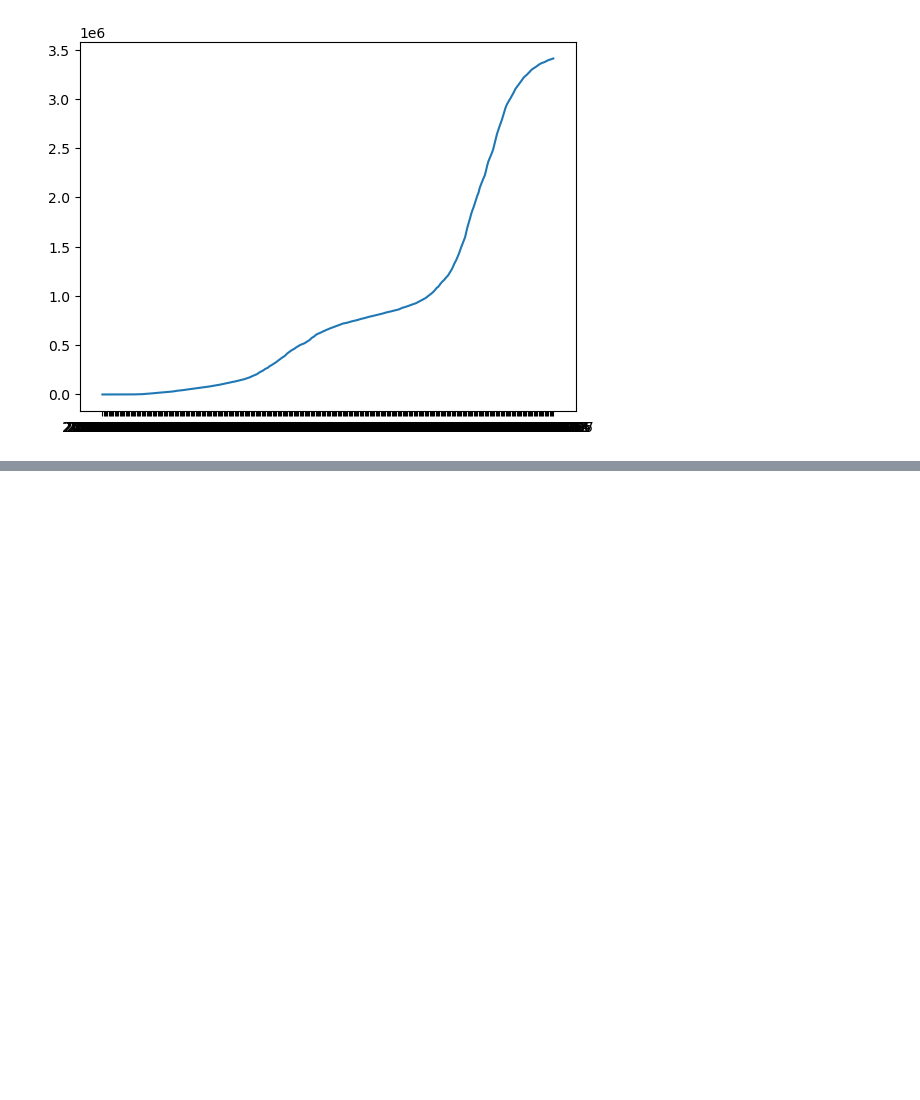
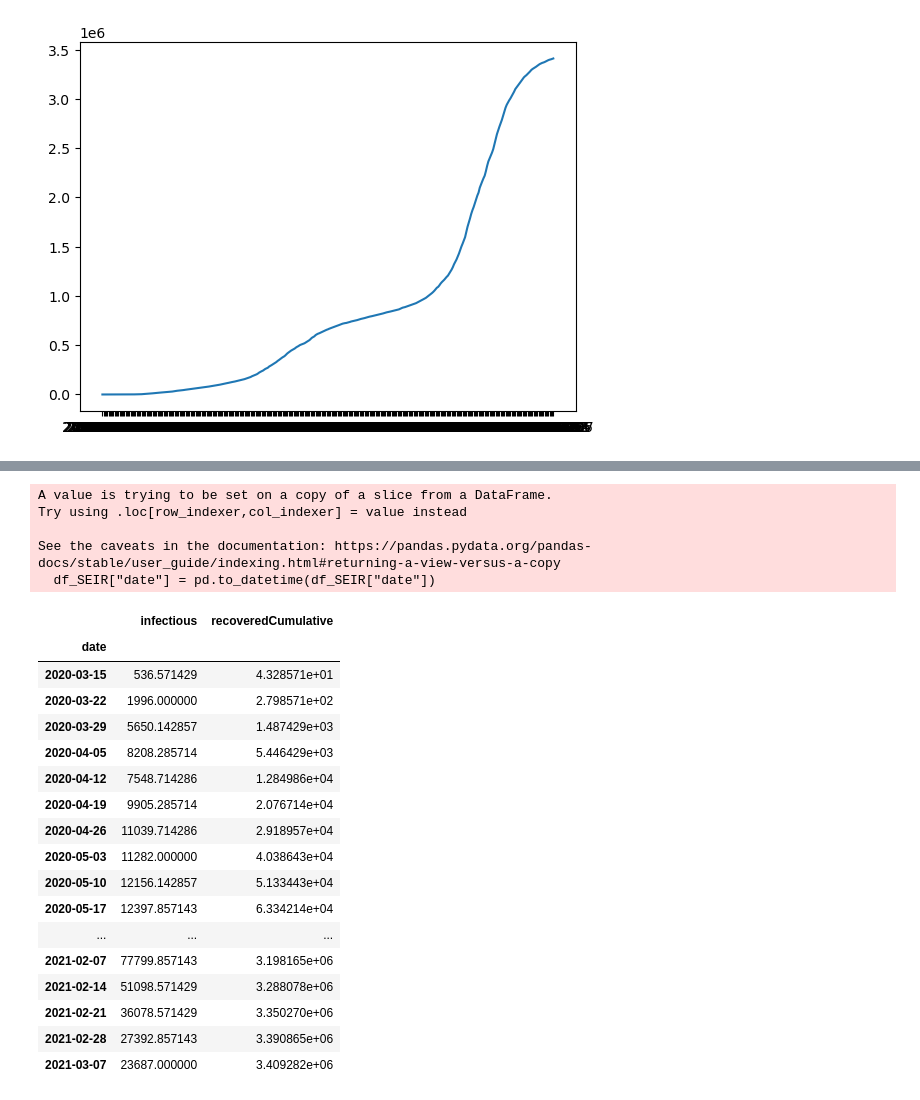
Before and after one commit to Jerjes0/DSC212_FA24_Group9, a Jupyter notebook: notebooks/EDA_California.ipynb, the cells around one changed output, grey strips where cells are left out. Saved outputs shown, nothing was run; the diff lists cells and outputs as text; code cells hidden in the pictures; blank space fills up the shorter version.

```diff
--- a/notebooks/EDA_California.ipynb
+++ b/notebooks/EDA_California.ipynb
@@ -140,0 +179,35 @@ plt.show()
+# %%
+# Chose to start on 11th day because that is when recovery starts and just after infectious starts, also its a sunday
+# Set the date as the index and made sure it was datetime typpe
+# Aggregted my every seven days as a mean
+
+
+df_SEIR = df_SEIR[11:]
+df_SEIR["date"] = pd.to_datetime(df_SEIR["date"])
+df_SEIR = df_SEIR.set_index("date")
+df_SEIR = df_SEIR.resample("7D").mean()
+df_SEIR
+# %% [output]
+A value is trying to be set on a copy of a slice from a DataFrame.
+Try using .loc[row_indexer,col_indexer] = value instead
+
+See the caveats in the documentation: https://pandas.pydata.org/pandas-docs/stable/user_guide/indexing.html#returning-a-view-versus-a-copy
+  df_SEIR["date"] = pd.to_datetime(df_SEIR["date"])
+|  | infectious | recoveredCumulative |
+| date |  |  |
+| 2020-03-15 | 536.571429 | 4.328571e+01 |
+| 2020-03-22 | 1996.000000 | 2.798571e+02 |
+| 2020-03-29 | 5650.142857 | 1.487429e+03 |
+| 2020-04-05 | 8208.285714 | 5.446429e+03 |
+| 2020-04-12 | 7548.714286 | 1.284986e+04 |
+| 2020-04-19 | 9905.285714 | 2.076714e+04 |
+| 2020-04-26 | 11039.714286 | 2.918957e+04 |
+| 2020-05-03 | 11282.000000 | 4.038643e+04 |
+| 2020-05-10 | 12156.142857 | 5.133443e+04 |
+| 2020-05-17 | 12397.857143 | 6.334214e+04 |
+| ... | ... | ... |
+| 2021-02-07 | 77799.857143 | 3.198165e+06 |
+| 2021-02-14 | 51098.571429 | 3.288078e+06 |
+| 2021-02-21 | 36078.571429 | 3.350270e+06 |
+| 2021-02-28 | 27392.857143 | 3.390865e+06 |
+| 2021-03-07 | 23687.000000 | 3.409282e+06 |
```
Also changed, not shown: parts of 5 cells of this notebook, 1 other file.
